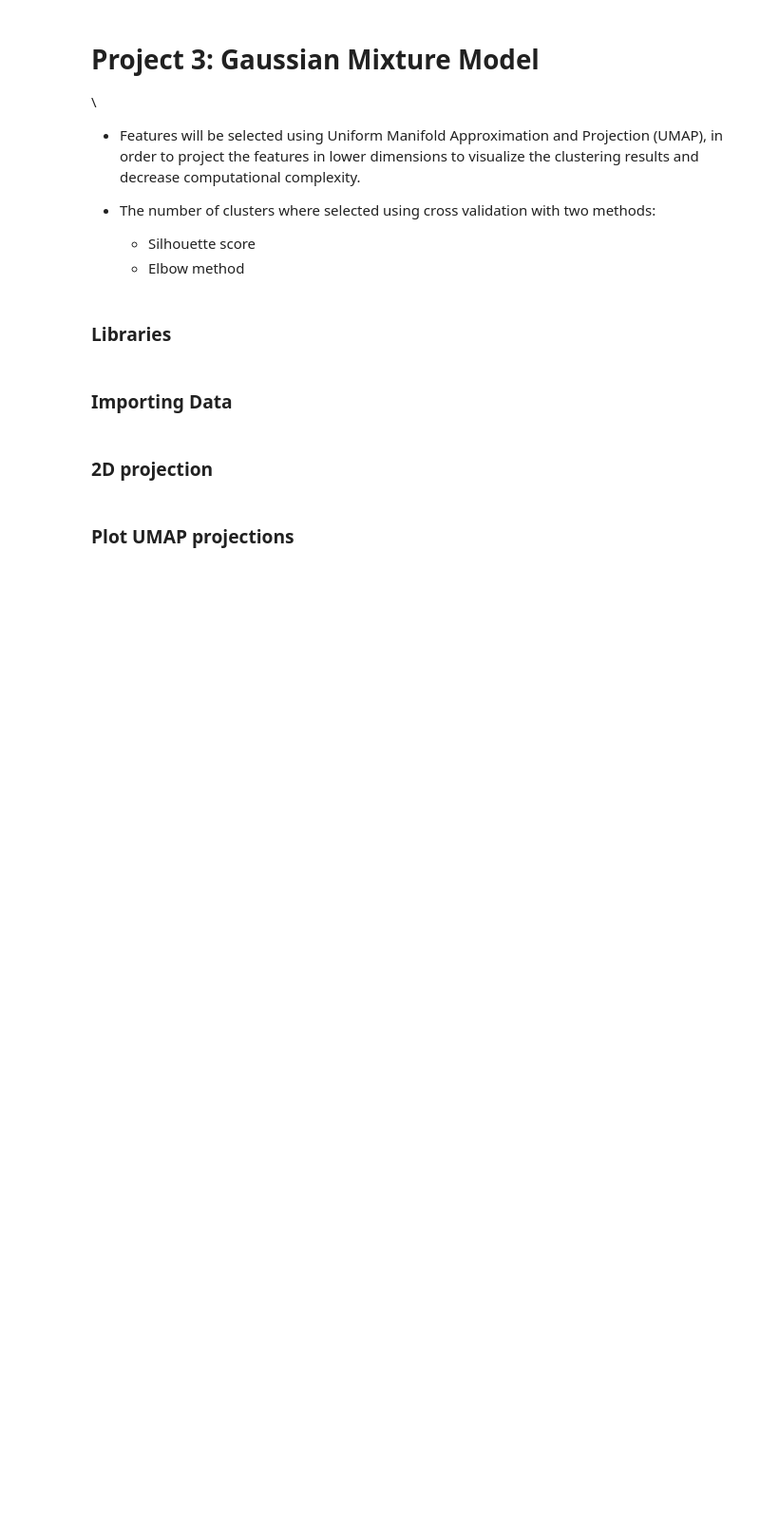
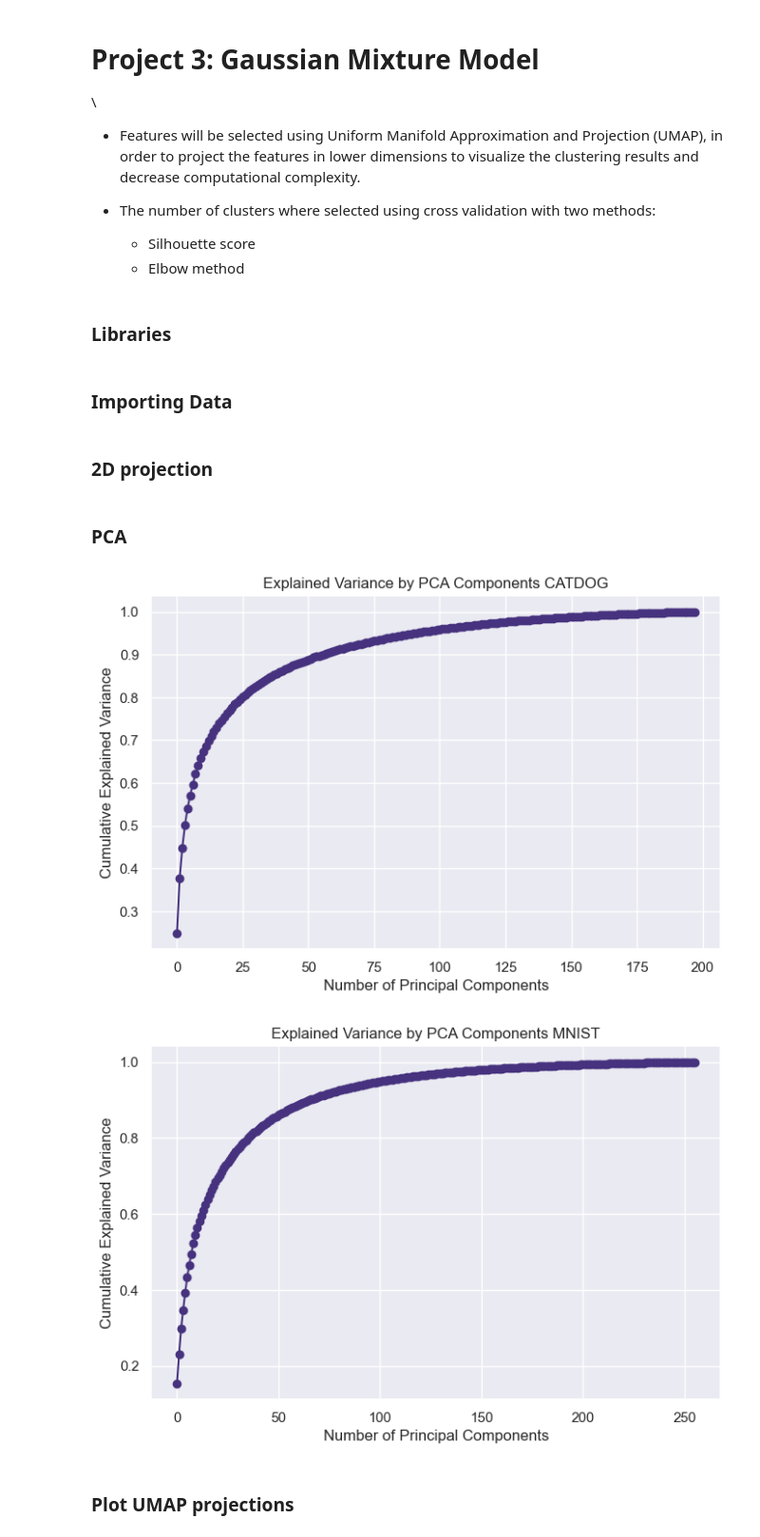
Before and after one commit to Max-Fredsdal/MVE441, a Jupyter notebook: project_3/project_3_GMM.ipynb, the cells around one changed output. Shown at 95% size. Drawn from its saved outputs; the diff is of its cells as text; code cells hidden in the pictures; blank space fills up the shorter version.

```diff
--- a/project_3/project_3_GMM.ipynb
+++ b/project_3/project_3_GMM.ipynb
@@ -64,3 +69,34 @@ X_mnist_umap = umap_mnist.fit_transform(X_mnist)
+# %% [markdown]
+### PCA
+# %%
+X = X_catdog  # assuming df is your feature-only DataFrame
+X_scaled = StandardScaler().fit_transform(X)
+pca = PCA(random_state=42)
+X_pca = pca.fit_transform(X_scaled)
+
+plt.figure(figsize=(8, 5))
+plt.plot(np.cumsum(pca.explained_variance_ratio_), marker='o')
+plt.xlabel('Number of Principal Components')
+plt.ylabel('Cumulative Explained Variance')
+plt.title('Explained Variance by PCA Components CATDOG')
+plt.grid(True)
+plt.show()
+
+X = X_mnist  # assuming df is your feature-only DataFrame
+X_scaled = StandardScaler().fit_transform(X)
+pca = PCA(random_state=42)
+X_pca = pca.fit_transform(X_scaled)
+
+plt.figure(figsize=(8, 5))
+plt.plot(np.cumsum(pca.explained_variance_ratio_), marker='o')
+plt.xlabel('Number of Principal Components')
+plt.ylabel('Cumulative Explained Variance')
+plt.title('Explained Variance by PCA Components MNIST')
+plt.grid(True)
+plt.show()
+# %% [output]
+[figure, added]
+[figure, added]
 # %% [markdown]
 ### Plot UMAP projections
 # %%
```
Also changed, not shown: parts of 33 cells of this notebook.
